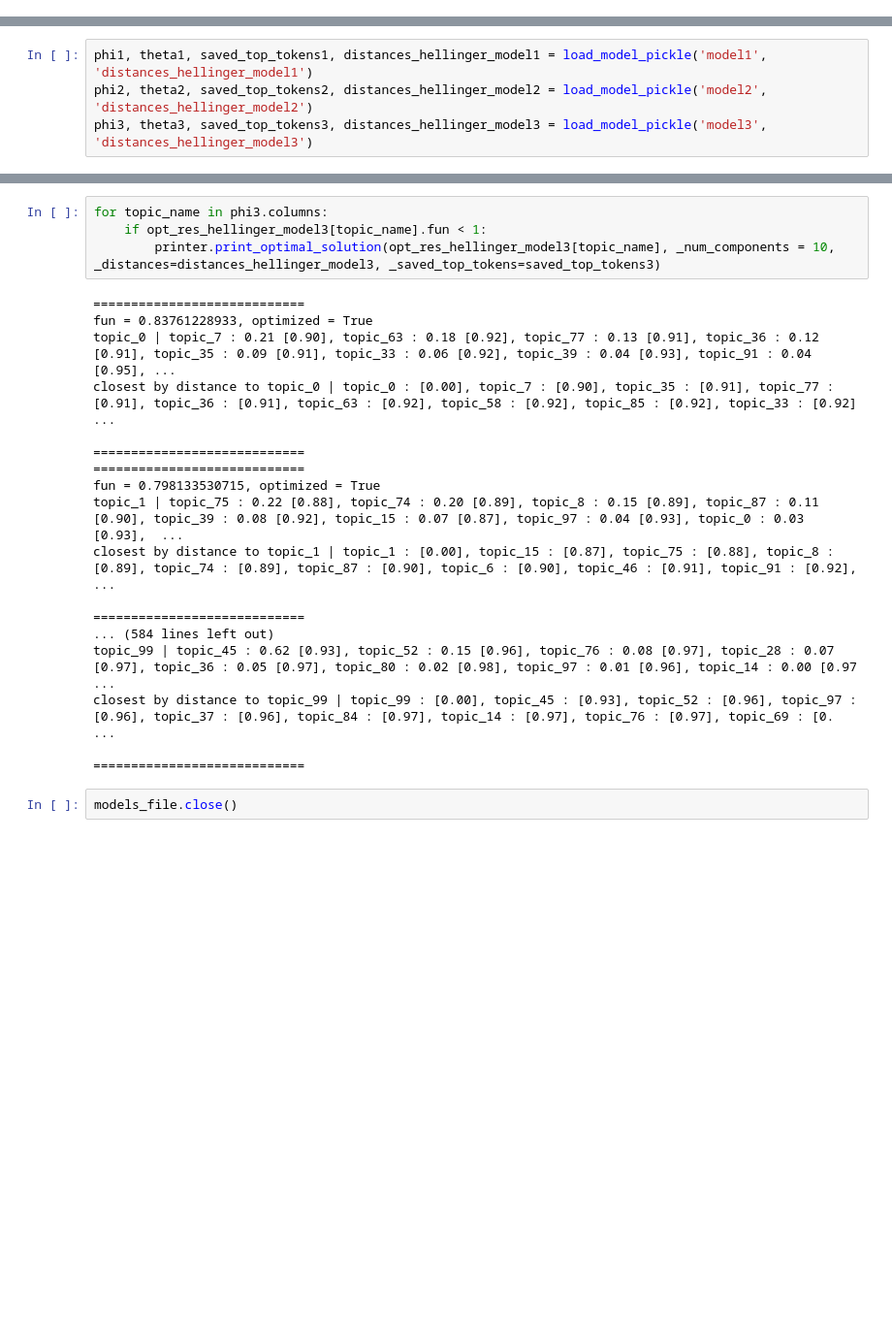
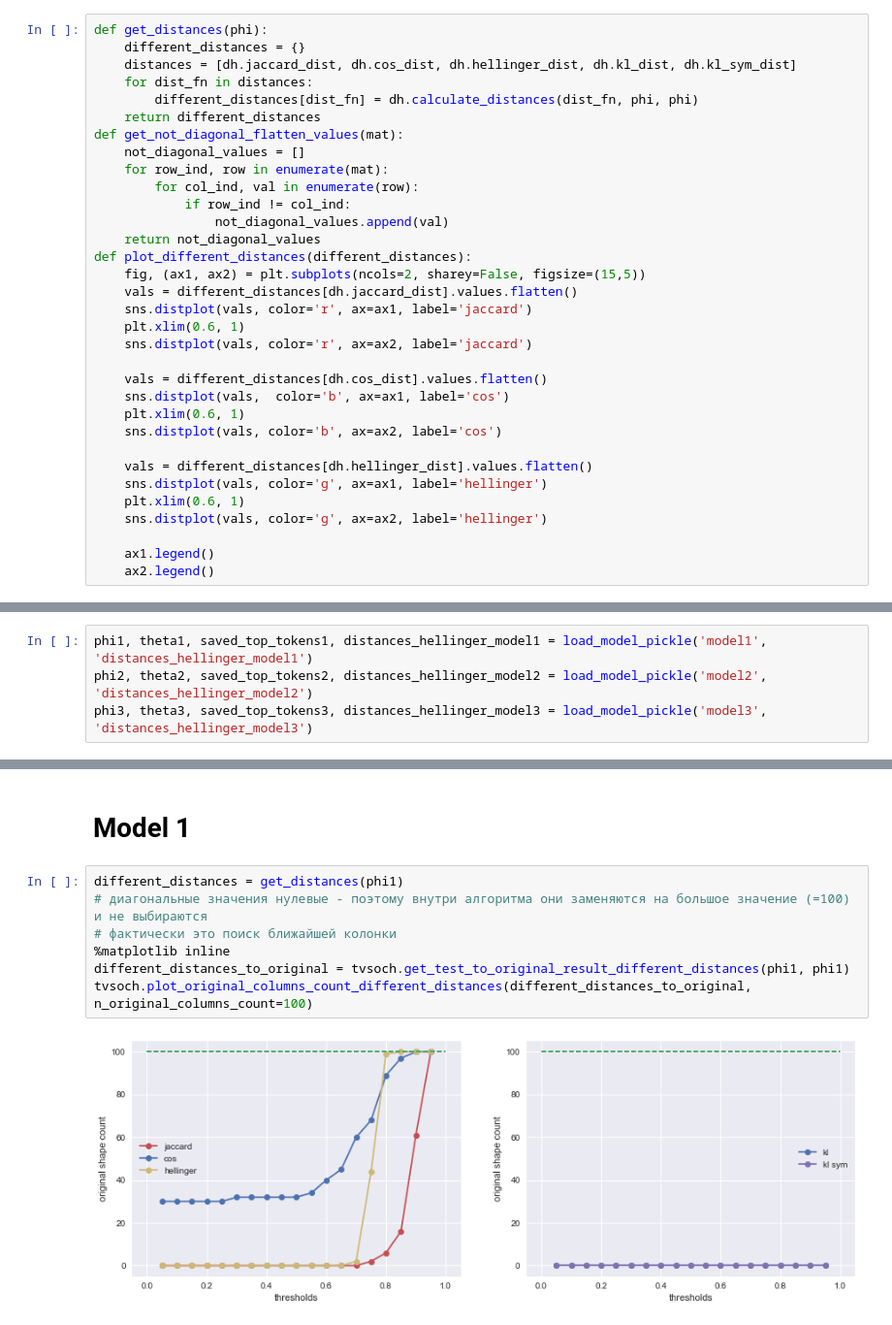
Before and after one commit to julialukash/csi_science_collections, a Jupyter notebook: notebooks_interesting/PN_visualize_syntetic_origin_100_3models.ipynb, the cells around one changed output, grey strips where cells are left out. Shown at 97% size. Saved outputs shown, nothing was run; the diff lists cells and outputs as text; blank space fills up the shorter version.

```diff
--- a/notebooks_interesting/PN_visualize_syntetic_origin_100_3models.ipynb
+++ b/notebooks_interesting/PN_visualize_syntetic_origin_100_3models.ipynb
@@ -96,6 +99,39 @@ def create_syntetic_model_3(n_iteration):
     tmp_model = cmh.fit_one_model(plot_maker, batch_vectorizer, models_file, config,
                                   tmp_model, _n_iterations=20, _model_name='model_100_m3__it_{}'.format(n_iteration))
     return tmp_model
+# %%
+def get_distances(phi):
+    different_distances = {}
+    distances = [dh.jaccard_dist, dh.cos_dist, dh.hellinger_dist, dh.kl_dist, dh.kl_sym_dist]
+    for dist_fn in distances:
+        different_distances[dist_fn] = dh.calculate_distances(dist_fn, phi, phi)
+    return different_distances
+def get_not_diagonal_flatten_values(mat):
+    not_diagonal_values = []
+    for row_ind, row in enumerate(mat):
+        for col_ind, val in enumerate(row):
+            if row_ind != col_ind:
+                not_diagonal_values.append(val)
+    return not_diagonal_values
+def plot_different_distances(different_distances):
+    fig, (ax1, ax2) = plt.subplots(ncols=2, sharey=False, figsize=(15,5))
+    vals = different_distances[dh.jaccard_dist].values.flatten()
+    sns.distplot(vals, color='r', ax=ax1, label='jaccard')
+    plt.xlim(0.6, 1)
+    sns.distplot(vals, color='r', ax=ax2, label='jaccard')
+
+    vals = different_distances[dh.cos_dist].values.flatten()
+    sns.distplot(vals,  color='b', ax=ax1, label='cos')
+    plt.xlim(0.6, 1)
+    sns.distplot(vals, color='b', ax=ax2, label='cos')
+
+    vals = different_distances[dh.hellinger_dist].values.flatten()
+    sns.distplot(vals, color='g', ax=ax1, label='hellinger')
+    plt.xlim(0.6, 1)
+    sns.distplot(vals, color='g', ax=ax2, label='hellinger')
+
+    ax1.legend()
+    ax2.legend()
 # %%
 model1 = create_syntetic_model_1(0)
 model2 = create_syntetic_model_2(0)
@@ -450,24 +159,11 @@ closest by distance to topic_66 | topic_66 : [0.00], topic_78 : [0.85], topic_29
-# %%
-for topic_name in phi3.columns:
-    if opt_res_hellinger_model3[topic_name].fun < 1:
-        printer.print_optimal_solution(opt_res_hellinger_model3[topic_name], _num_components = 10, _distances=distances_hellinger_model3, _saved_top_tokens=saved_top_tokens3)
-# %% [output]
-============================
-fun = 0.83761228933, optimized = True
-topic_0 | topic_7 : 0.21 [0.90], topic_63 : 0.18 [0.92], topic_77 : 0.13 [0.91], topic_36 : 0.12 [0.91], topic_35 : 0.09 [0.91], topic_33 : 0.06 [0.92], topic_39 : 0.04 [0.93], topic_91 : 0.04 [0.95], ...
-closest by distance to topic_0 | topic_0 : [0.00], topic_7 : [0.90], topic_35 : [0.91], topic_77 : [0.91], topic_36 : [0.91], topic_63 : [0.92], topic_58 : [0.92], topic_85 : [0.92], topic_33 : [0.92] ...
-
-============================
-============================
-fun = 0.798133530715, optimized = True
-topic_1 | topic_75 : 0.22 [0.88], topic_74 : 0.20 [0.89], topic_8 : 0.15 [0.89], topic_87 : 0.11 [0.90], topic_39 : 0.08 [0.92], topic_15 : 0.07 [0.87], topic_97 : 0.04 [0.93], topic_0 : 0.03 [0.93],  ...
-closest by distance to topic_1 | topic_1 : [0.00], topic_15 : [0.87], topic_75 : [0.88], topic_8 : [0.89], topic_74 : [0.89], topic_87 : [0.90], topic_6 : [0.90], topic_46 : [0.91], topic_91 : [0.92], ...
-
-============================
-... (584 lines left out)
-topic_99 | topic_45 : 0.62 [0.93], topic_52 : 0.15 [0.96], topic_76 : 0.08 [0.97], topic_28 : 0.07 [0.97], topic_36 : 0.05 [0.97], topic_80 : 0.02 [0.98], topic_97 : 0.01 [0.96], topic_14 : 0.00 [0.97 ...
-closest by distance to topic_99 | topic_99 : [0.00], topic_45 : [0.93], topic_52 : [0.96], topic_97 : [0.96], topic_37 : [0.96], topic_84 : [0.97], topic_14 : [0.97], topic_76 : [0.97], topic_69 : [0. ...
-
-============================
-# %%
-models_file.close()
+# %% [markdown]
+# Model 1
+# %%
+different_distances = get_distances(phi1)
+# диагональные значения нулевые - поэтому внутри алгоритма они заменяются на большое значение (=100) и не выбираются
+# фактически это поиск ближайшей колонки
+%matplotlib inline
+different_distances_to_original = tvsoch.get_test_to_original_result_different_distances(phi1, phi1)
+tvsoch.plot_original_columns_count_different_distances(different_distances_to_original, n_original_columns_count=100)
+# %% [output]
+[figure, added]
```
Also changed, not shown: parts of 45 cells of this notebook, 9 other files.
